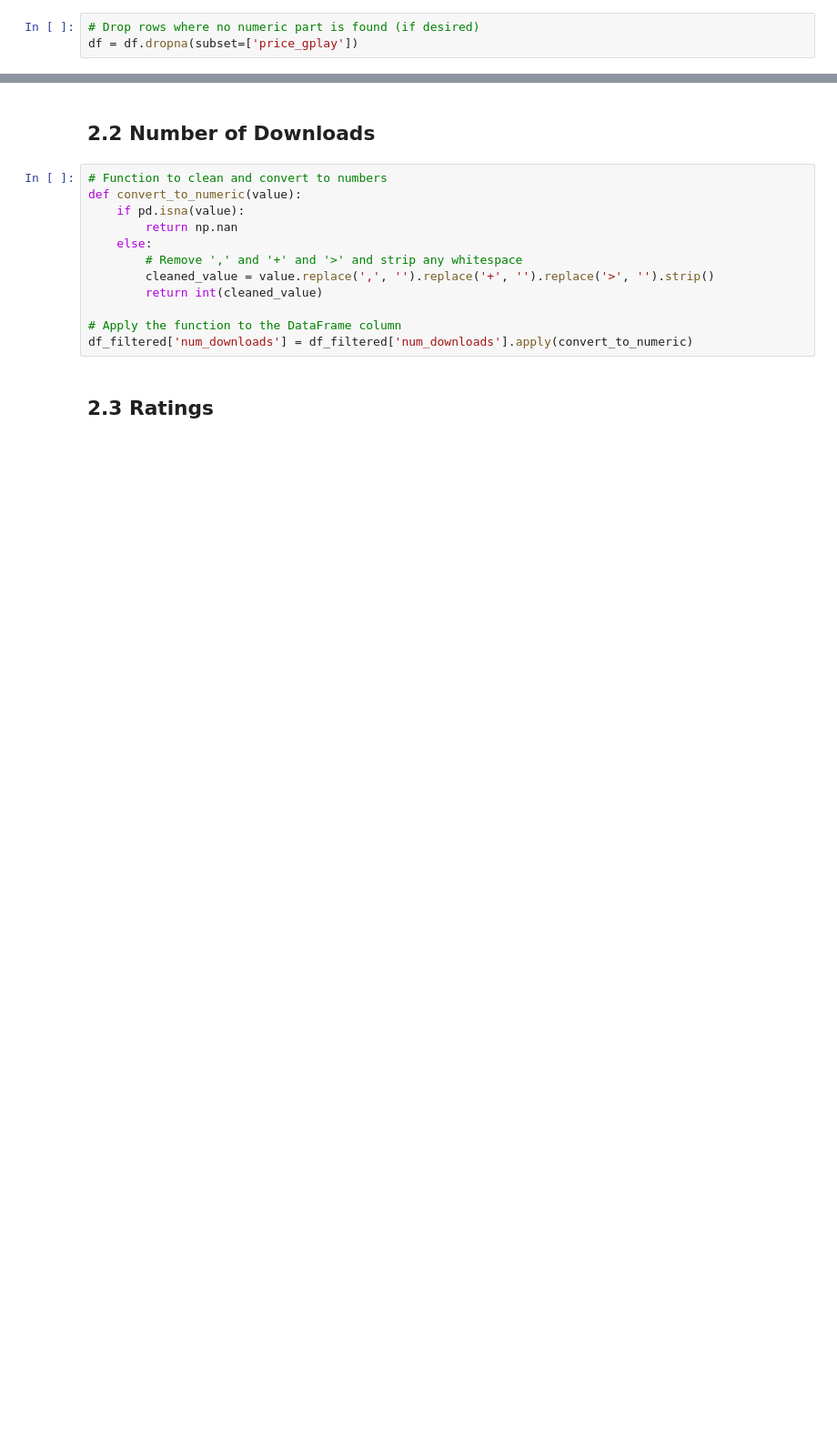
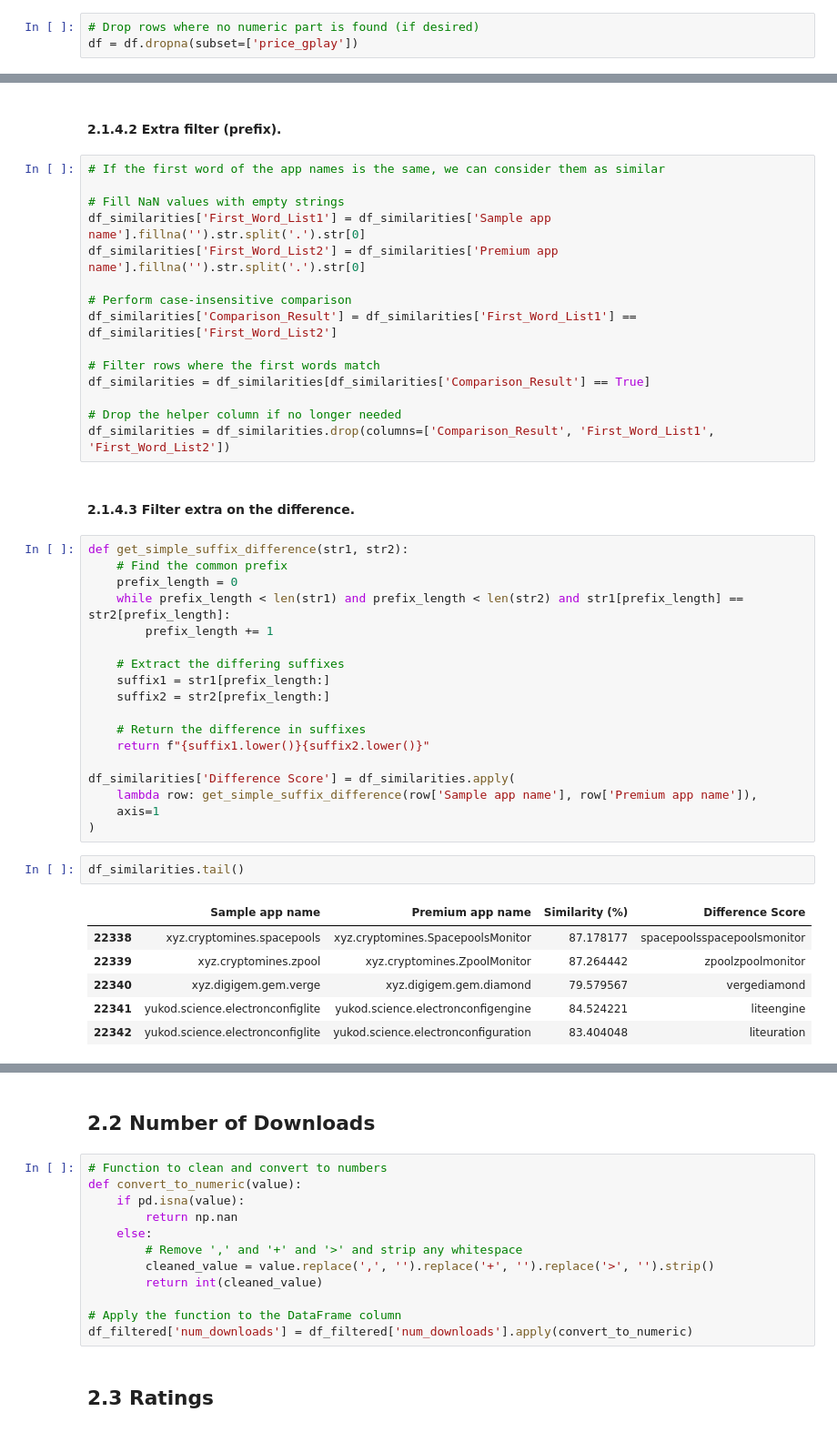
Before and after one commit to kevinmout/SBM, a Jupyter notebook: EDA.ipynb, the cells around one changed output, grey strips where cells are left out. Shown: that part at 91% size. Cells and saved outputs as stored; diff of their text form; blank space fills up the shorter version.

```diff
--- a/EDA.ipynb
+++ b/EDA.ipynb
@@ -242,0 +238,46 @@ print(f"Level 5: {len(df_level5)}")
+# %% [markdown]
+#### 2.1.4.2 Extra filter (prefix).
+# %%
+# If the first word of the app names is the same, we can consider them as similar
+
+# Fill NaN values with empty strings
+df_similarities['First_Word_List1'] = df_similarities['Sample app name'].fillna('').str.split('.').str[0]
+df_similarities['First_Word_List2'] = df_similarities['Premium app name'].fillna('').str.split('.').str[0]
+
+# Perform case-insensitive comparison
+df_similarities['Comparison_Result'] = df_similarities['First_Word_List1'] == df_similarities['First_Word_List2']
+
+# Filter rows where the first words match
+df_similarities = df_similarities[df_similarities['Comparison_Result'] == True]
+
+# Drop the helper column if no longer needed
+df_similarities = df_similarities.drop(columns=['Comparison_Result', 'First_Word_List1', 'First_Word_List2'])
+# %% [markdown]
+#### 2.1.4.3 Filter extra on the difference.
+# %%
+def get_simple_suffix_difference(str1, str2):
+    # Find the common prefix
+    prefix_length = 0
+    while prefix_length < len(str1) and prefix_length < len(str2) and str1[prefix_length] == str2[prefix_length]:
+        prefix_length += 1
+
+    # Extract the differing suffixes
+    suffix1 = str1[prefix_length:]
+    suffix2 = str2[prefix_length:]
+
+    # Return the difference in suffixes
+    return f"{suffix1.lower()}{suffix2.lower()}"
+
+df_similarities['Difference Score'] = df_similarities.apply(
+    lambda row: get_simple_suffix_difference(row['Sample app name'], row['Premium app name']),
+    axis=1
+)
+# %%
+df_similarities.tail()
+# %% [output]
+|  | Sample app name | Premium app name | Similarity (%) | Difference Score |
+| 22338 | xyz.cryptomines.spacepools | xyz.cryptomines.SpacepoolsMonitor | 87.178177 | spacepoolsspacepoolsmonitor |
+| 22339 | xyz.cryptomines.zpool | xyz.cryptomines.ZpoolMonitor | 87.264442 | zpoolzpoolmonitor |
+| 22340 | xyz.digigem.gem.verge | xyz.digigem.gem.diamond | 79.579567 | vergediamond |
+| 22341 | yukod.science.electronconfiglite | yukod.science.electronconfigengine | 84.524221 | liteengine |
+| 22342 | yukod.science.electronconfiglite | yukod.science.electronconfiguration | 83.404048 | liteuration |
```
Also changed, not shown: parts of 47 cells of this notebook.
